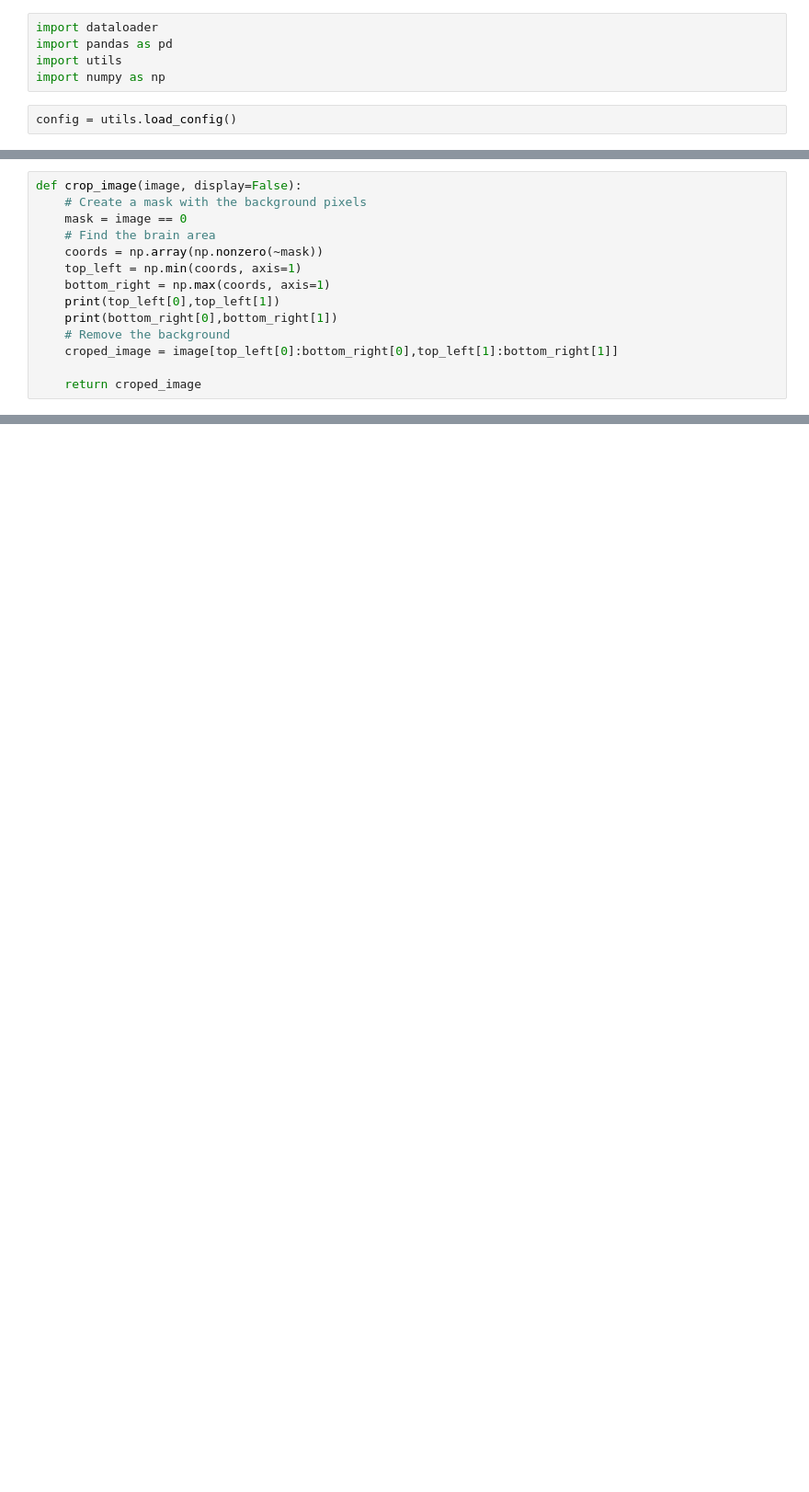
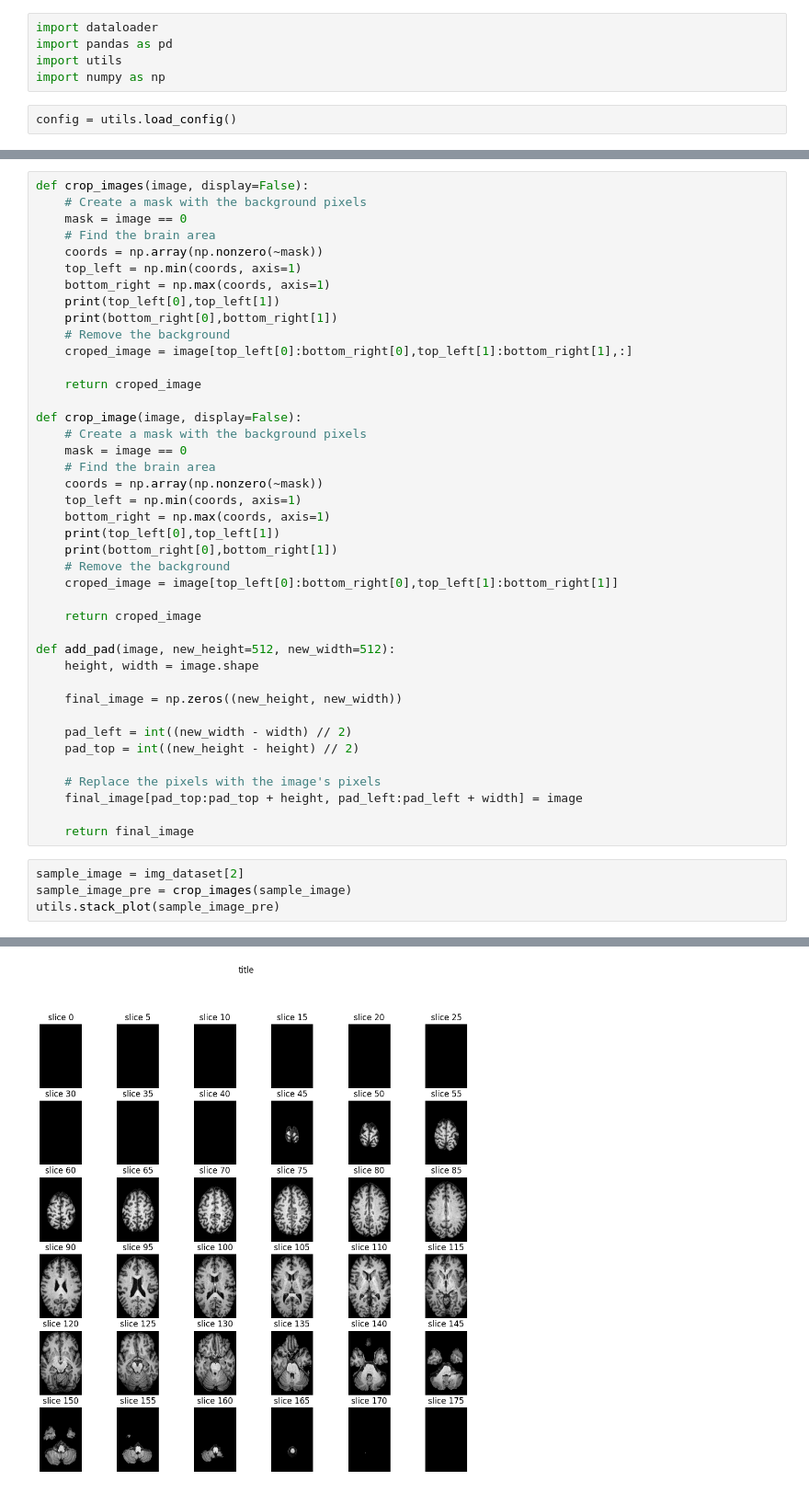
Before and after one commit to tourbut/BrainMR_MCI, a Jupyter notebook: notebook/preprocessing_notebook.ipynb, the cells around one changed output, grey strips where cells are left out. Shown at 92% size. Cells and saved outputs as stored; diff of their text form; blank space fills up the shorter version.

```diff
--- a/notebook/preprocessing_notebook.ipynb
+++ b/notebook/preprocessing_notebook.ipynb
@@ -29,4 +29,18 @@ utils.image_plot(sample_image)
 # %%
+def crop_images(image, display=False):
+    # Create a mask with the background pixels
+    mask = image == 0
+    # Find the brain area
+    coords = np.array(np.nonzero(~mask))
+    top_left = np.min(coords, axis=1)
+    bottom_right = np.max(coords, axis=1)
+    print(top_left[0],top_left[1])
+    print(bottom_right[0],bottom_right[1])
+    # Remove the background
+    croped_image = image[top_left[0]:bottom_right[0],top_left[1]:bottom_right[1],:]
+
+    return croped_image
+
 def crop_image(image, display=False):
     # Create a mask with the background pixels
     mask = image == 0
@@ -40,3 +54,21 @@ def crop_image(image, display=False):
     croped_image = image[top_left[0]:bottom_right[0],top_left[1]:bottom_right[1]]
 
     return croped_image
+
+def add_pad(image, new_height=512, new_width=512):
+    height, width = image.shape
+
+    final_image = np.zeros((new_height, new_width))
+
+    pad_left = int((new_width - width) // 2)
+    pad_top = int((new_height - height) // 2)
+
+    # Replace the pixels with the image's pixels
+    final_image[pad_top:pad_top + height, pad_left:pad_left + width] = image
+
+    return final_image
+# %%
+sample_image = img_dataset[2]
+sample_image_pre = crop_images(sample_image)
+utils.stack_plot(sample_image_pre)
+# %% [output]
@@ -43,3 +77,4 @@ def crop_image(image, display=False):
+[figure, added]
 # %%
 #image crop
 sample_image = img_dataset[0][:,:,110]
```
Also changed, not shown: parts of 7 cells of this notebook, 6 other files.
